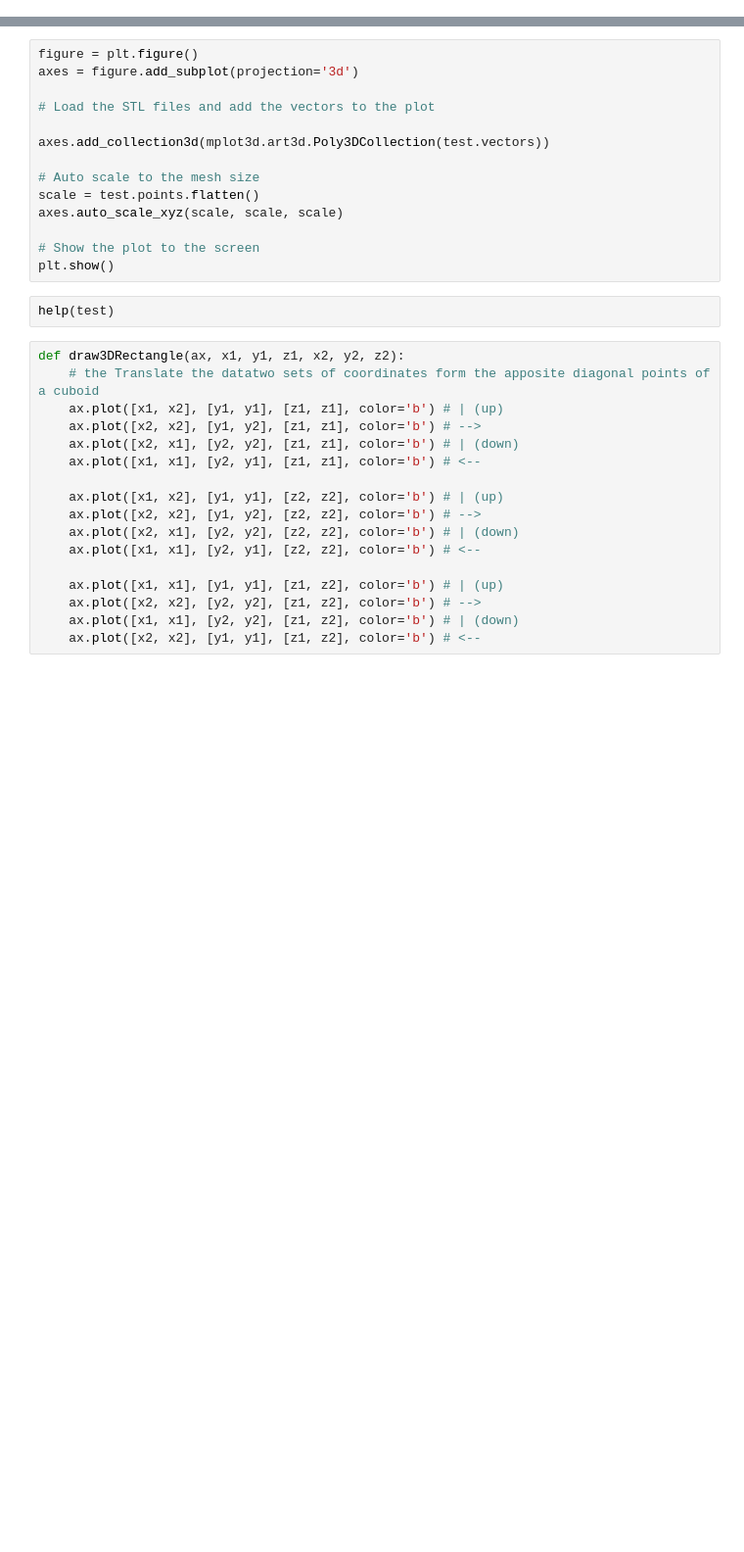
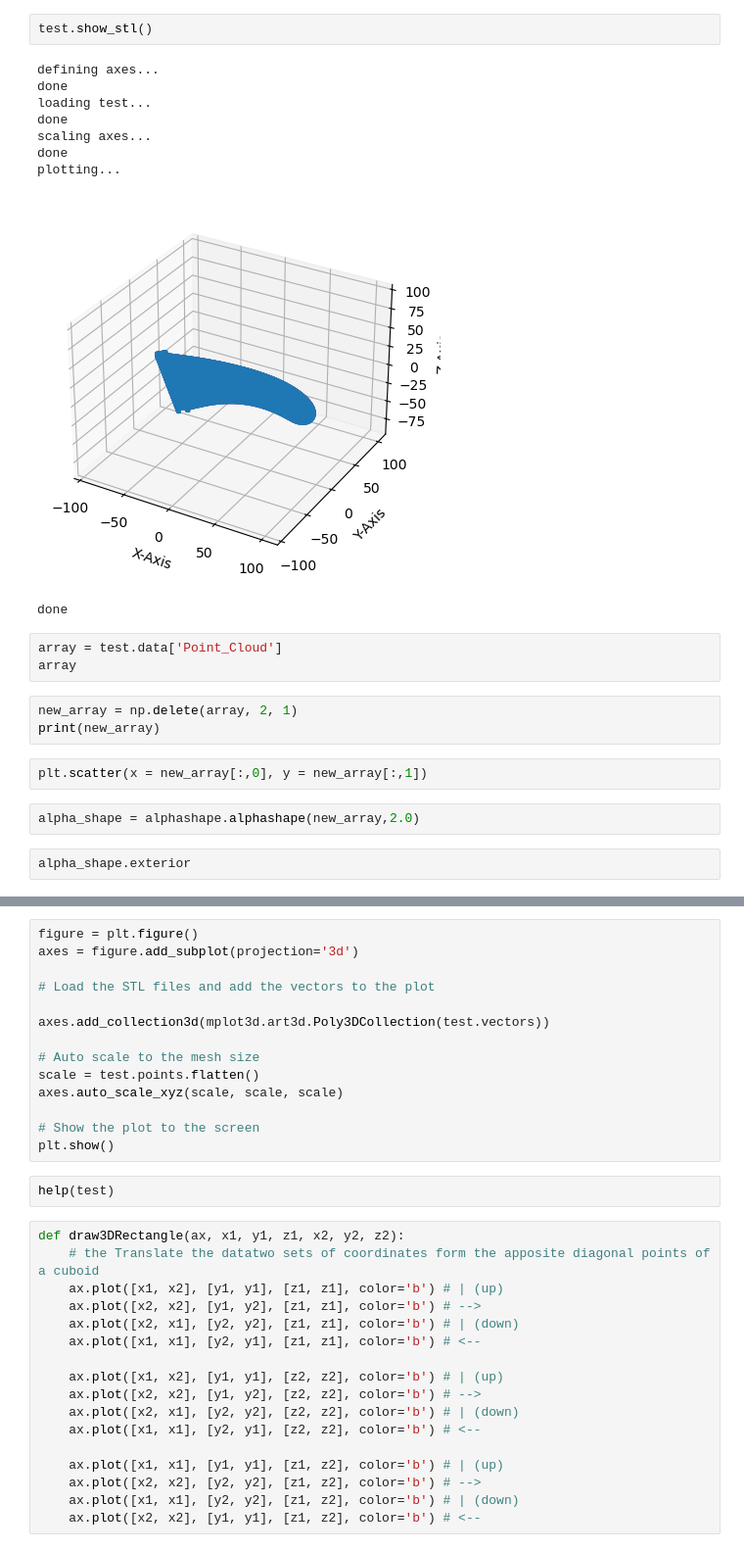
Before and after one commit to ian1x/SHRED-STL-Analysis, a Jupyter notebook: ScratchSpace.ipynb, the cells around one changed output, grey strips where cells are left out. Shown at 98% size. Drawn from its saved outputs; the diff is of its cells as text; blank space fills up the shorter version.

```diff
--- a/ScratchSpace.ipynb
+++ b/ScratchSpace.ipynb
@@ -46,0 +47,24 @@ done
+# %%
+test.show_stl()
+# %% [output]
+defining axes...
+done
+loading test...
+done
+scaling axes...
+done
+plotting...
+[figure, added]
+done
+# %%
+array = test.data['Point_Cloud']
+array
+# %%
+new_array = np.delete(array, 2, 1)
+print(new_array)
+# %%
+plt.scatter(x = new_array[:,0], y = new_array[:,1])
+# %%
+alpha_shape = alphashape.alphashape(new_array,2.0)
+# %%
+alpha_shape.exterior
```
Also changed, not shown: parts of 15 cells of this notebook, 1 other file.
